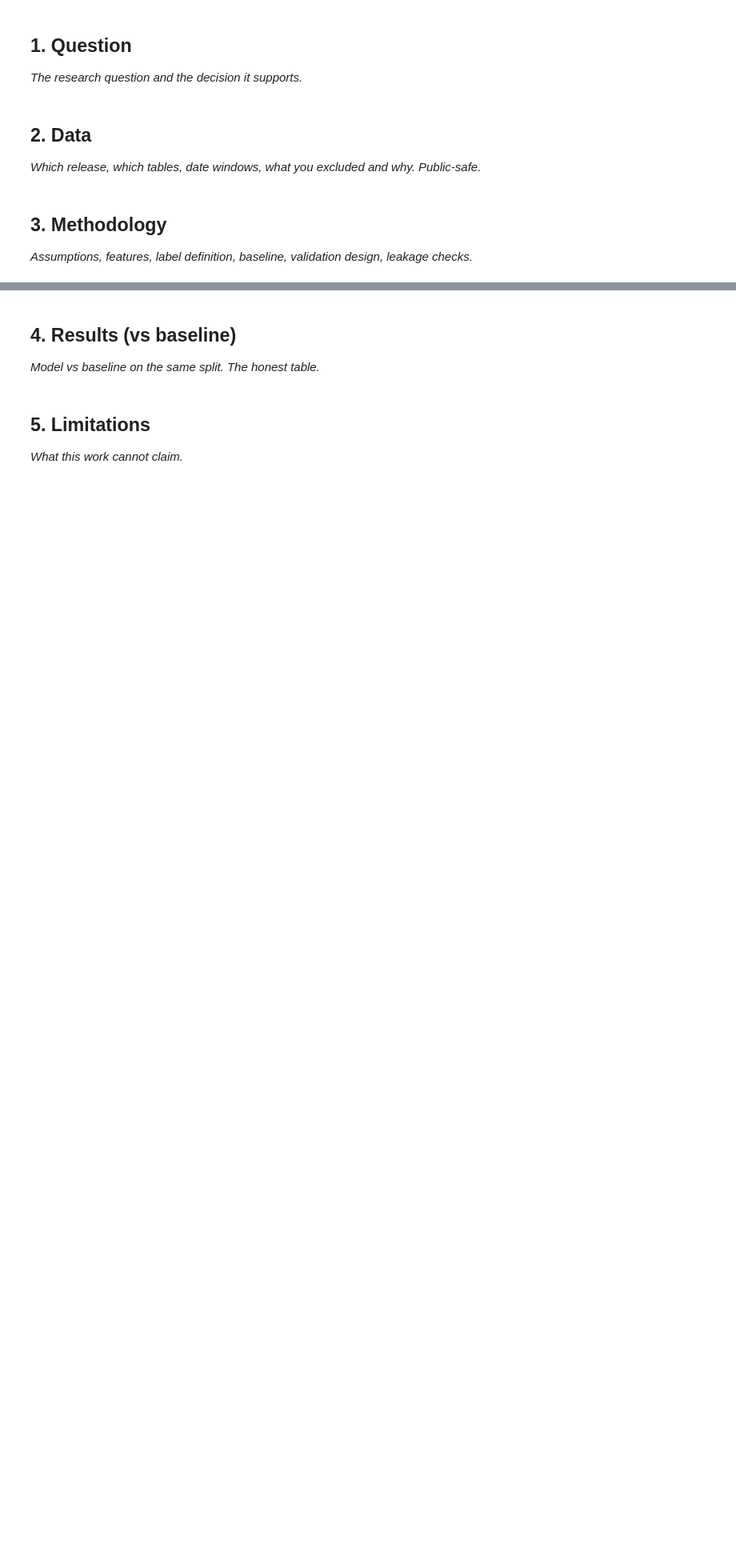
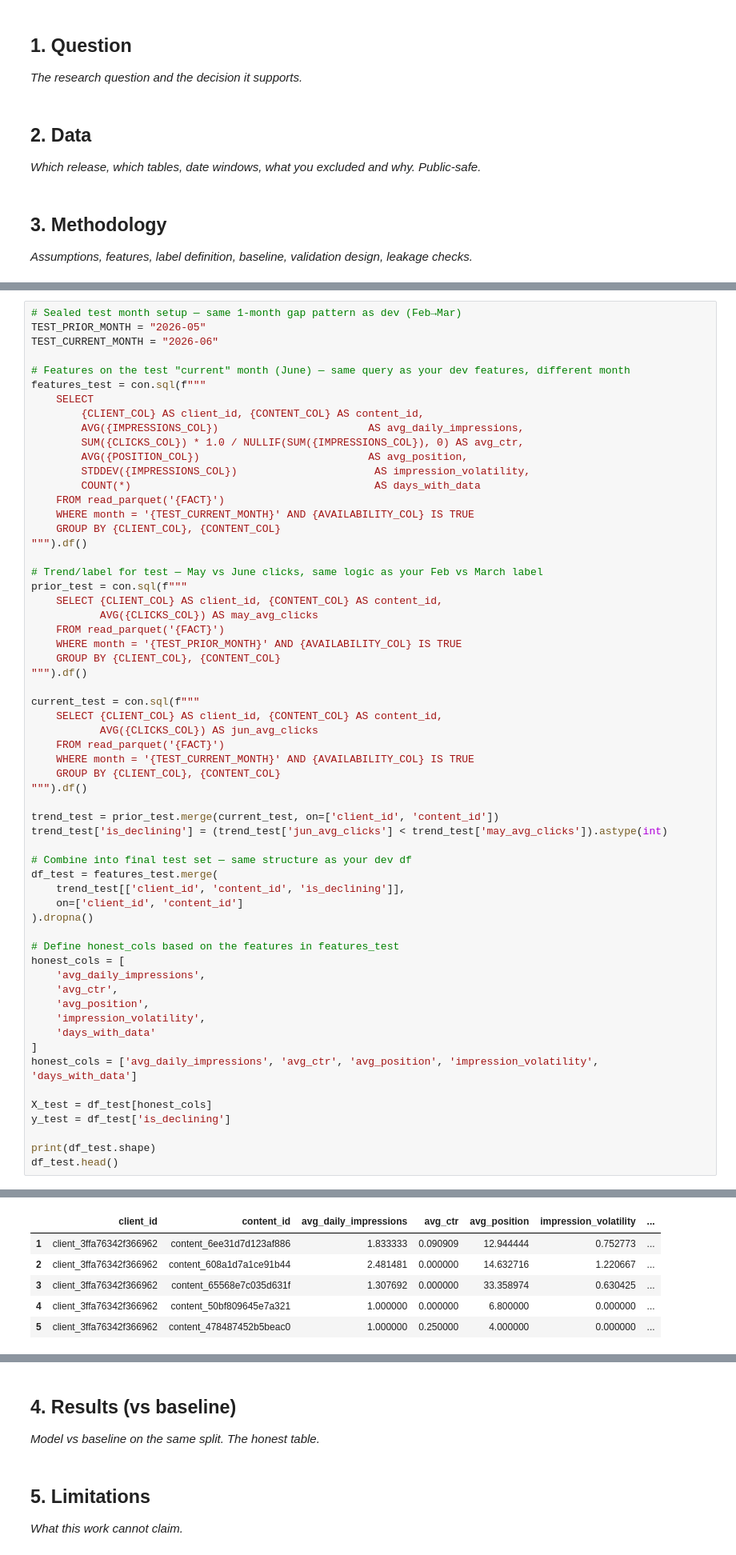
Before and after one commit to AyeshaShahid-creator/Internship-flyrank-ML, a Jupyter notebook: work/notebooks/capstone.ipynb, the cells around one changed output, grey strips where cells are left out. Shown at 80% size. Saved outputs shown, nothing was run; the diff lists cells and outputs as text; blank space fills up the shorter version.

```diff
--- a/work/notebooks/capstone.ipynb
+++ b/work/notebooks/capstone.ipynb
@@ -20,0 +64,61 @@ This skeleton is yours to fill. Work the sections **in order** — each one has
+# %%
+# Sealed test month setup — same 1-month gap pattern as dev (Feb→Mar)
+TEST_PRIOR_MONTH = "2026-05"
+TEST_CURRENT_MONTH = "2026-06"
+
+# Features on the test "current" month (June) — same query as your dev features, different month
+features_test = con.sql(f"""
+    SELECT
+        {CLIENT_COL} AS client_id, {CONTENT_COL} AS content_id,
+        AVG({IMPRESSIONS_COL})                        AS avg_daily_impressions,
+        SUM({CLICKS_COL}) * 1.0 / NULLIF(SUM({IMPRESSIONS_COL}), 0) AS avg_ctr,
+        AVG({POSITION_COL})                           AS avg_position,
+        STDDEV({IMPRESSIONS_COL})                      AS impression_volatility,
+        COUNT(*)                                       AS days_with_data
+    FROM read_parquet('{FACT}')
+    WHERE month = '{TEST_CURRENT_MONTH}' AND {AVAILABILITY_COL} IS TRUE
+    GROUP BY {CLIENT_COL}, {CONTENT_COL}
+""").df()
+
+# Trend/label for test — May vs June clicks, same logic as your Feb vs March label
+prior_test = con.sql(f"""
+    SELECT {CLIENT_COL} AS client_id, {CONTENT_COL} AS content_id,
+           AVG({CLICKS_COL}) AS may_avg_clicks
+    FROM read_parquet('{FACT}')
+    WHERE month = '{TEST_PRIOR_MONTH}' AND {AVAILABILITY_COL} IS TRUE
+    GROUP BY {CLIENT_COL}, {CONTENT_COL}
+""").df()
+
+current_test = con.sql(f"""
+    SELECT {CLIENT_COL} AS client_id, {CONTENT_COL} AS content_id,
+           AVG({CLICKS_COL}) AS jun_avg_clicks
+    FROM read_parquet('{FACT}')
+    WHERE month = '{TEST_CURRENT_MONTH}' AND {AVAILABILITY_COL} IS TRUE
+    GROUP BY {CLIENT_COL}, {CONTENT_COL}
+""").df()
+
+trend_test = prior_test.merge(current_test, on=['client_id', 'content_id'])
+trend_test['is_declining'] = (trend_test['jun_avg_clicks'] < trend_test['may_avg_clicks']).astype(int)
+
+# Combine into final test set — same structure as your dev df
+df_test = features_test.merge(
+    trend_test[['client_id', 'content_id', 'is_declining']],
+    on=['client_id', 'content_id']
+).dropna()
+
+# Define honest_cols based on the features in features_test
+honest_cols = [
+    'avg_daily_impressions',
+    'avg_ctr',
+    'avg_position',
+    'impression_volatility',
+    'days_with_data'
+]
+honest_cols = ['avg_daily_impressions', 'avg_ctr', 'avg_position', 'impression_volatility', 'days_with_data']
+
+X_test = df_test[honest_cols]
+y_test = df_test['is_declining']
+
+print(df_test.shape)
+df_test.head()
+# %% [output]
@@ -20,0 +126,6 @@ This skeleton is yours to fill. Work the sections **in order** — each one has
+|  | client_id | content_id | avg_daily_impressions | avg_ctr | avg_position | impression_volatility | ... |
+| 1 | client_3ffa76342f366962 | content_6ee31d7d123af886 | 1.833333 | 0.090909 | 12.944444 | 0.752773 | ... |
+| 2 | client_3ffa76342f366962 | content_608a1d7a1ce91b44 | 2.481481 | 0.000000 | 14.632716 | 1.220667 | ... |
+| 3 | client_3ffa76342f366962 | content_65568e7c035d631f | 1.307692 | 0.000000 | 33.358974 | 0.630425 | ... |
+| 4 | client_3ffa76342f366962 | content_50bf809645e7a321 | 1.000000 | 0.000000 | 6.800000 | 0.000000 | ... |
+| 5 | client_3ffa76342f366962 | content_478487452b5beac0 | 1.000000 | 0.250000 | 4.000000 | 0.000000 | ... |
```
Also changed, not shown: parts of 5 cells of this notebook.
